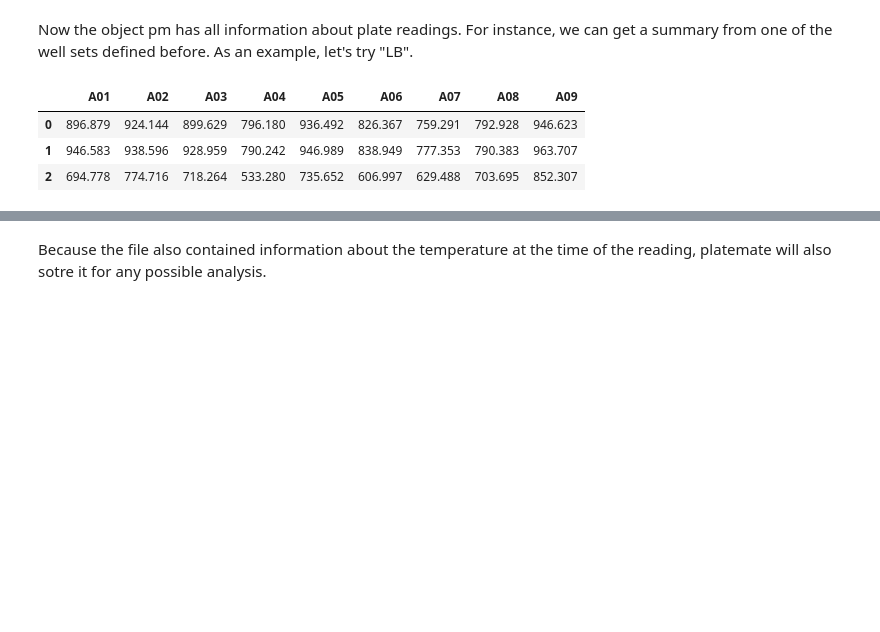
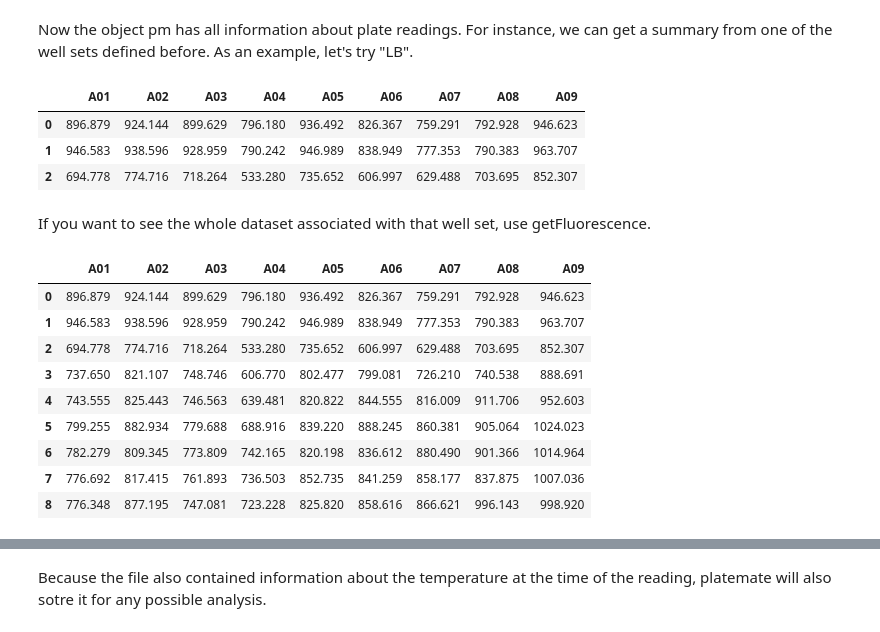
Before and after one commit to VandroiyLabs/platemate, a Jupyter notebook: examples/iGEM 2015 Interlab - BrasilUSP.ipynb, the cells around one changed output, grey strips where cells are left out. Cells and saved outputs as stored; diff of their text form; code cells hidden in the pictures; blank space fills up the shorter version.

```diff
--- a/examples/iGEM 2015 Interlab - BrasilUSP.ipynb
+++ b/examples/iGEM 2015 Interlab - BrasilUSP.ipynb
@@ -59,3 +59,18 @@ pm.summary("LB")
 | 0 | 896.879 | 924.144 | 899.629 | 796.180 | 936.492 | 826.367 | 759.291 | 792.928 | 946.623 |
 | 1 | 946.583 | 938.596 | 928.959 | 790.242 | 946.989 | 838.949 | 777.353 | 790.383 | 963.707 |
 | 2 | 694.778 | 774.716 | 718.264 | 533.280 | 735.652 | 606.997 | 629.488 | 703.695 | 852.307 |
+# %% [markdown]
+If you want to see the whole dataset associated with that well set, use getFluorescence.
+# %%
+pm.getFluorescence("LB")
+# %% [output]
+|  | A01 | A02 | A03 | A04 | A05 | A06 | A07 | A08 | A09 |
+| 0 | 896.879 | 924.144 | 899.629 | 796.180 | 936.492 | 826.367 | 759.291 | 792.928 | 946.623 |
+| 1 | 946.583 | 938.596 | 928.959 | 790.242 | 946.989 | 838.949 | 777.353 | 790.383 | 963.707 |
+| 2 | 694.778 | 774.716 | 718.264 | 533.280 | 735.652 | 606.997 | 629.488 | 703.695 | 852.307 |
+| 3 | 737.650 | 821.107 | 748.746 | 606.770 | 802.477 | 799.081 | 726.210 | 740.538 | 888.691 |
+| 4 | 743.555 | 825.443 | 746.563 | 639.481 | 820.822 | 844.555 | 816.009 | 911.706 | 952.603 |
+| 5 | 799.255 | 882.934 | 779.688 | 688.916 | 839.220 | 888.245 | 860.381 | 905.064 | 1024.023 |
+| 6 | 782.279 | 809.345 | 773.809 | 742.165 | 820.198 | 836.612 | 880.490 | 901.366 | 1014.964 |
+| 7 | 776.692 | 817.415 | 761.893 | 736.503 | 852.735 | 841.259 | 858.177 | 837.875 | 1007.036 |
+| 8 | 776.348 | 877.195 | 747.081 | 723.228 | 825.820 | 858.616 | 866.621 | 996.143 | 998.920 |
```
Also changed, not shown: parts of 9 cells of this notebook, 2 other files.
